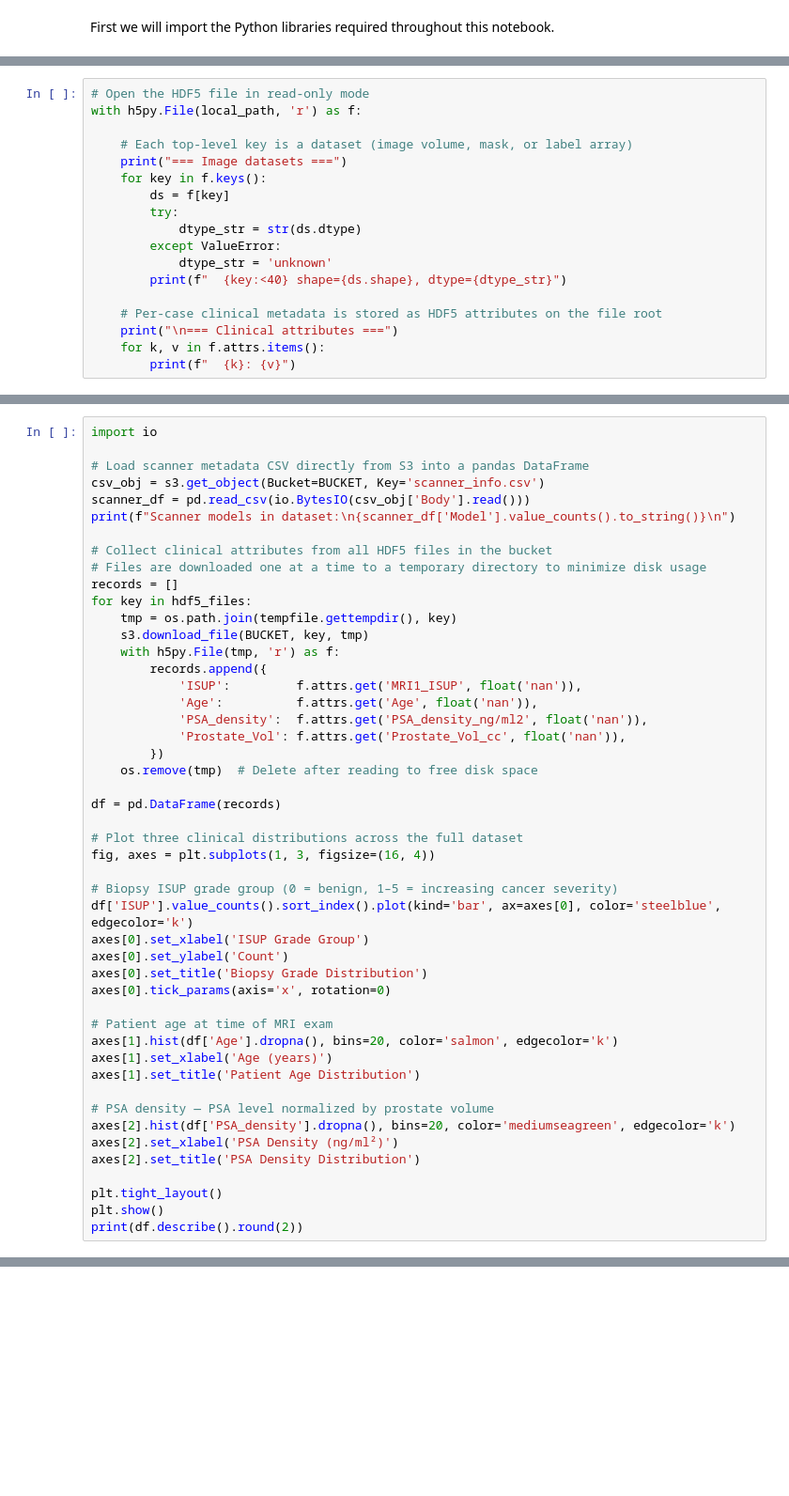
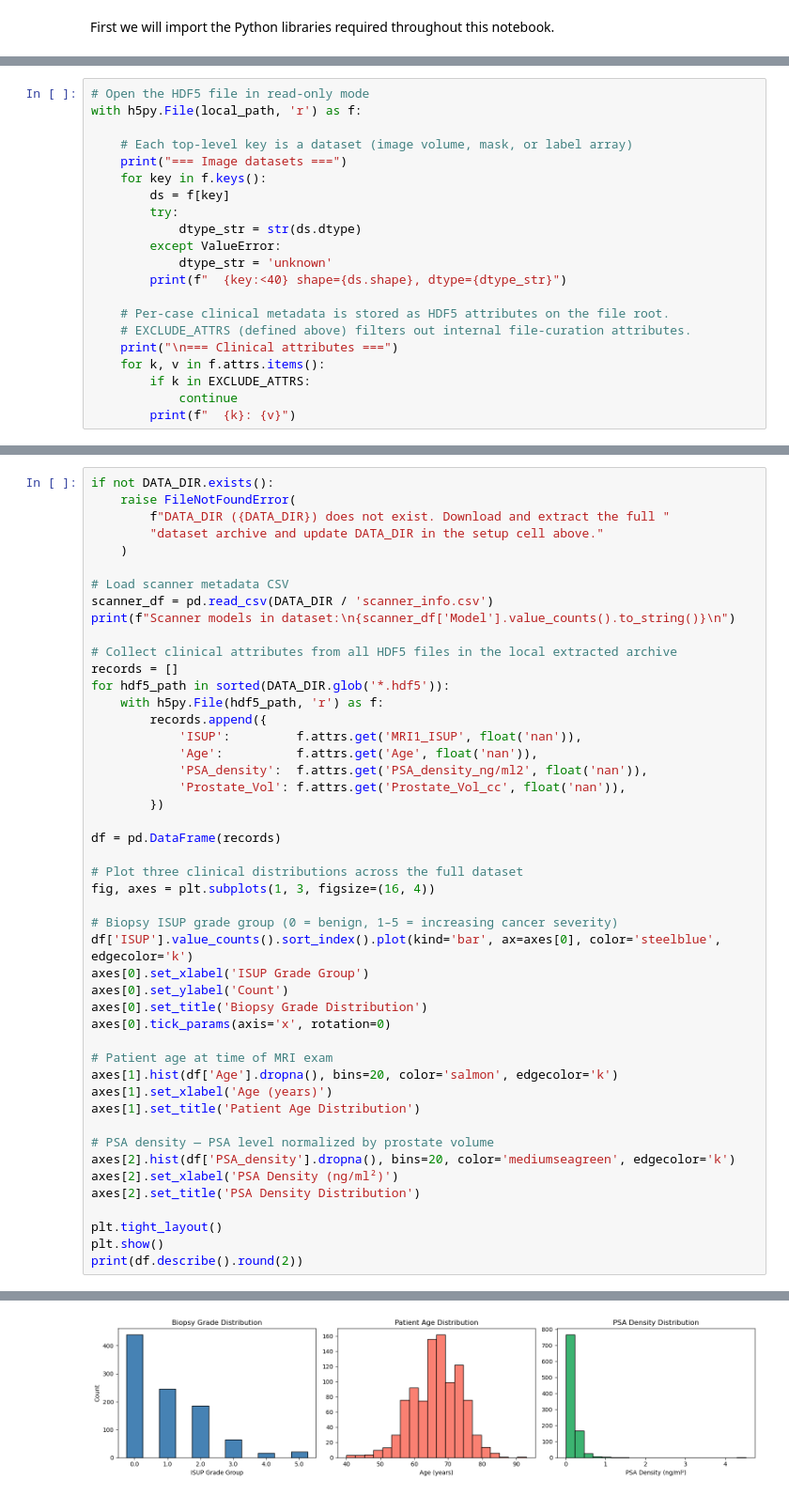
Before and after one commit to LarsonLab/UCSF-ProstateMR, a Jupyter notebook: tutorials/get-to-know-a-dataset_UCSF-ProstateMR.ipynb, the cells around one changed output, grey strips where cells are left out. Shown at 94% size. Cells and saved outputs as stored; diff of their text form; blank space fills up the shorter version.

```diff
--- a/tutorials/get-to-know-a-dataset_UCSF-ProstateMR.ipynb
+++ b/tutorials/get-to-know-a-dataset_UCSF-ProstateMR.ipynb
@@ -113,7 +114,10 @@ with h5py.File(local_path, 'r') as f:
             dtype_str = 'unknown'
         print(f"  {key:<40} shape={ds.shape}, dtype={dtype_str}")
 
-    # Per-case clinical metadata is stored as HDF5 attributes on the file root
+    # Per-case clinical metadata is stored as HDF5 attributes on the file root.
+    # EXCLUDE_ATTRS (defined above) filters out internal file-curation attributes.
     print("\n=== Clinical attributes ===")
     for k, v in f.attrs.items():
+        if k in EXCLUDE_ATTRS:
+            continue
         print(f"  {k}: {v}")
@@ -193,25 +233,24 @@ plot_exam(imgs, wg_mask, lesion, sextants, attrs)
 # %%
-import io
+if not DATA_DIR.exists():
+    raise FileNotFoundError(
+        f"DATA_DIR ({DATA_DIR}) does not exist. Download and extract the full "
+        "dataset archive and update DATA_DIR in the setup cell above."
+    )
 
-# Load scanner metadata CSV directly from S3 into a pandas DataFrame
-csv_obj = s3.get_object(Bucket=BUCKET, Key='scanner_info.csv')
-scanner_df = pd.read_csv(io.BytesIO(csv_obj['Body'].read()))
+# Load scanner metadata CSV
+scanner_df = pd.read_csv(DATA_DIR / 'scanner_info.csv')
 print(f"Scanner models in dataset:\n{scanner_df['Model'].value_counts().to_string()}\n")
 
-# Collect clinical attributes from all HDF5 files in the bucket
-# Files are downloaded one at a time to a temporary directory to minimize disk usage
+# Collect clinical attributes from all HDF5 files in the local extracted archive
 records = []
-for key in hdf5_files:
-    tmp = os.path.join(tempfile.gettempdir(), key)
-    s3.download_file(BUCKET, key, tmp)
-    with h5py.File(tmp, 'r') as f:
+for hdf5_path in sorted(DATA_DIR.glob('*.hdf5')):
+    with h5py.File(hdf5_path, 'r') as f:
         records.append({
             'ISUP':         f.attrs.get('MRI1_ISUP', float('nan')),
             'Age':          f.attrs.get('Age', float('nan')),
             'PSA_density':  f.attrs.get('PSA_density_ng/ml2', float('nan')),
             'Prostate_Vol': f.attrs.get('Prostate_Vol_cc', float('nan')),
         })
-    os.remove(tmp)  # Delete after reading to free disk space
 
 df = pd.DataFrame(records)
 
@@ -238,3 +277,4 @@ axes[2].set_title('PSA Density Distribution')
 plt.tight_layout()
 plt.show()
 print(df.describe().round(2))
+# %% [output]
@@ -240,0 +287 @@ print(df.describe().round(2))
+[figure, added]
```
Also changed, not shown: parts of 18 cells of this notebook.
